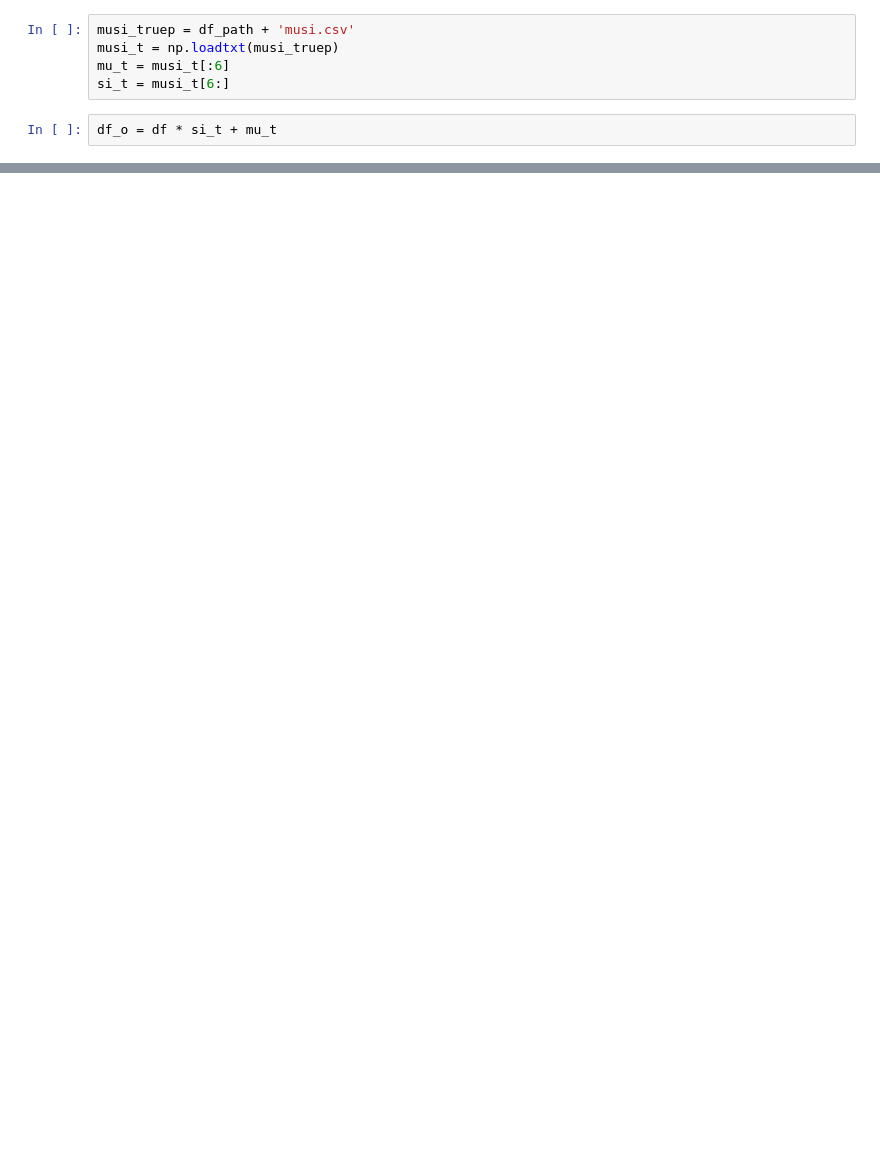
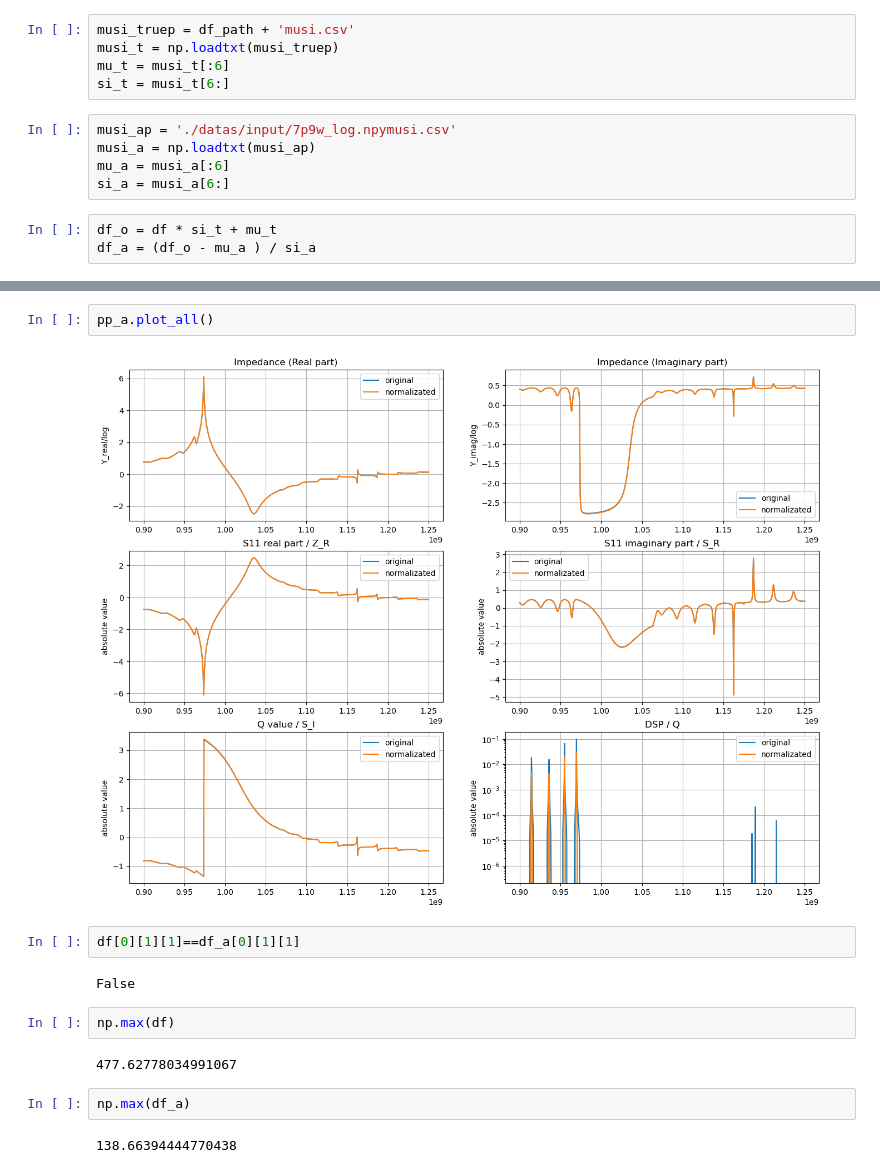
Before and after one commit to nowinder/SAW_tf, a Jupyter notebook: is_samemusi.ipynb, the cells around one changed output, grey strips where cells are left out. Drawn from its saved outputs; the diff is of its cells as text; blank space fills up the shorter version.

```diff
--- a/is_samemusi.ipynb
+++ b/is_samemusi.ipynb
@@ -7,7 +23,13 @@ musi_truep = df_path + 'musi.csv'
 musi_t = np.loadtxt(musi_truep)
 mu_t = musi_t[:6]
 si_t = musi_t[6:]
+# %%
+musi_ap = './datas/input/7p9w_log.npymusi.csv'
+musi_a = np.loadtxt(musi_ap)
+mu_a = musi_a[:6]
+si_a = musi_a[6:]
 # %%
 df_o = df * si_t + mu_t
+df_a = (df_o - mu_a ) / si_a
 # %%
 from PackClass import Plot_all
@@ -39,0 +45,16 @@ pp.plot_all()
+# %%
+pp_a.plot_all()
+# %% [output]
+[figure, added]
+# %%
+df[0][1][1]==df_a[0][1][1]
+# %% [output]
+False
+# %%
+np.max(df)
+# %% [output]
+477.62778034991067
+# %%
+np.max(df_a)
+# %% [output]
+138.66394444770438
```
Also changed, not shown: parts of 6 cells of this notebook, 14 other files.
